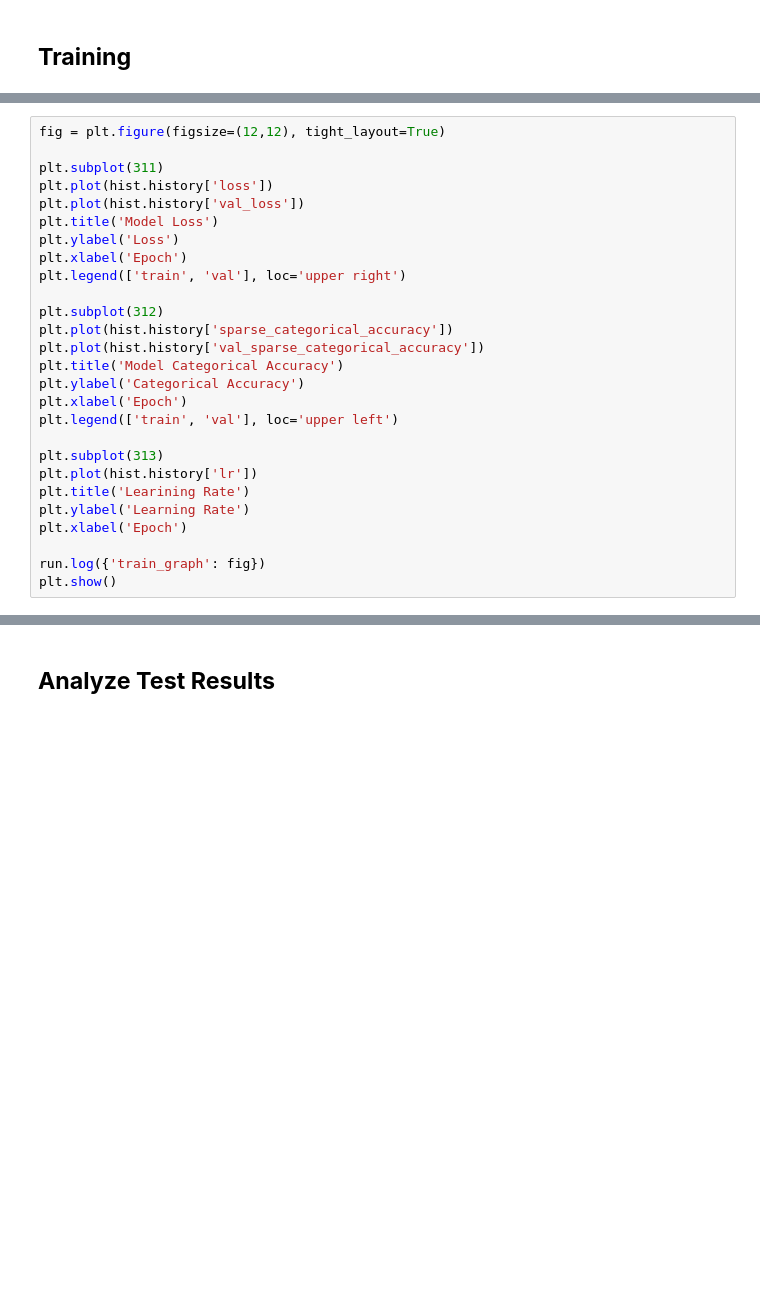
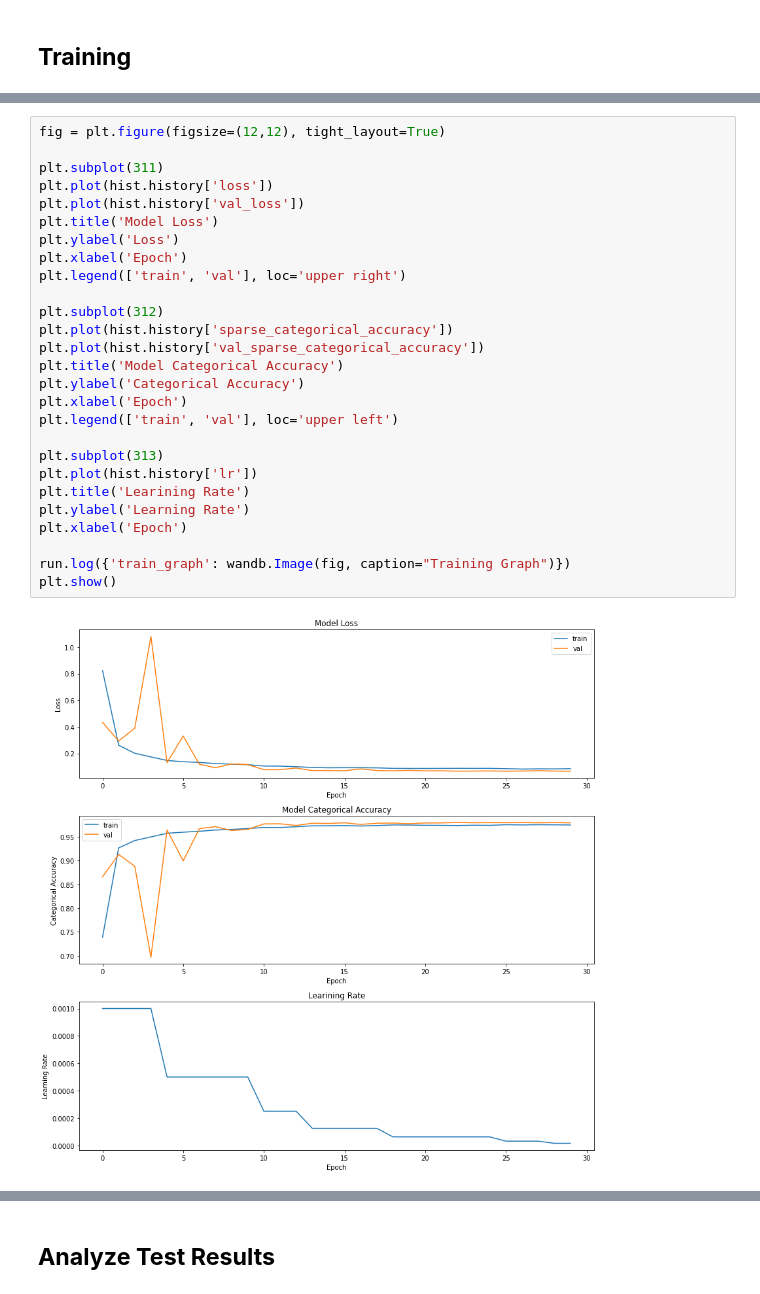
Before and after one commit to kmcguigan1/Deep-Clustering-Technique-Analysis, a Jupyter notebook: 2-Baseline-model.ipynb, the cells around one changed output, grey strips where cells are left out. Drawn from its saved outputs; the diff is of its cells as text; blank space fills up the shorter version.

```diff
--- a/2-Baseline-model.ipynb
+++ b/2-Baseline-model.ipynb
@@ -184,30 +184,32 @@ Epoch 19/30
 # %%
 fig = plt.figure(figsize=(12,12), tight_layout=True)
 
 plt.subplot(311)
 plt.plot(hist.history['loss'])
 plt.plot(hist.history['val_loss'])
 plt.title('Model Loss')
 plt.ylabel('Loss')
 plt.xlabel('Epoch')
 plt.legend(['train', 'val'], loc='upper right')
 
 plt.subplot(312)
 plt.plot(hist.history['sparse_categorical_accuracy'])
 plt.plot(hist.history['val_sparse_categorical_accuracy'])
 plt.title('Model Categorical Accuracy')
 plt.ylabel('Categorical Accuracy')
 plt.xlabel('Epoch')
 plt.legend(['train', 'val'], loc='upper left')
 
 plt.subplot(313)
 plt.plot(hist.history['lr'])
 plt.title('Learining Rate')
 plt.ylabel('Learning Rate')
 plt.xlabel('Epoch')
 
-run.log({'train_graph': fig})
+run.log({'train_graph': wandb.Image(fig, caption="Training Graph")})
 plt.show()
+# %% [output]
+[figure, added]
 # %%
 ev = model.evaluate(X_test, y_test)
 run.log({'test/loss':ev[0], 'test/categorical_accuracy':ev[1]})
```
Also changed, not shown: parts of 7 cells of this notebook, 1 other file.
